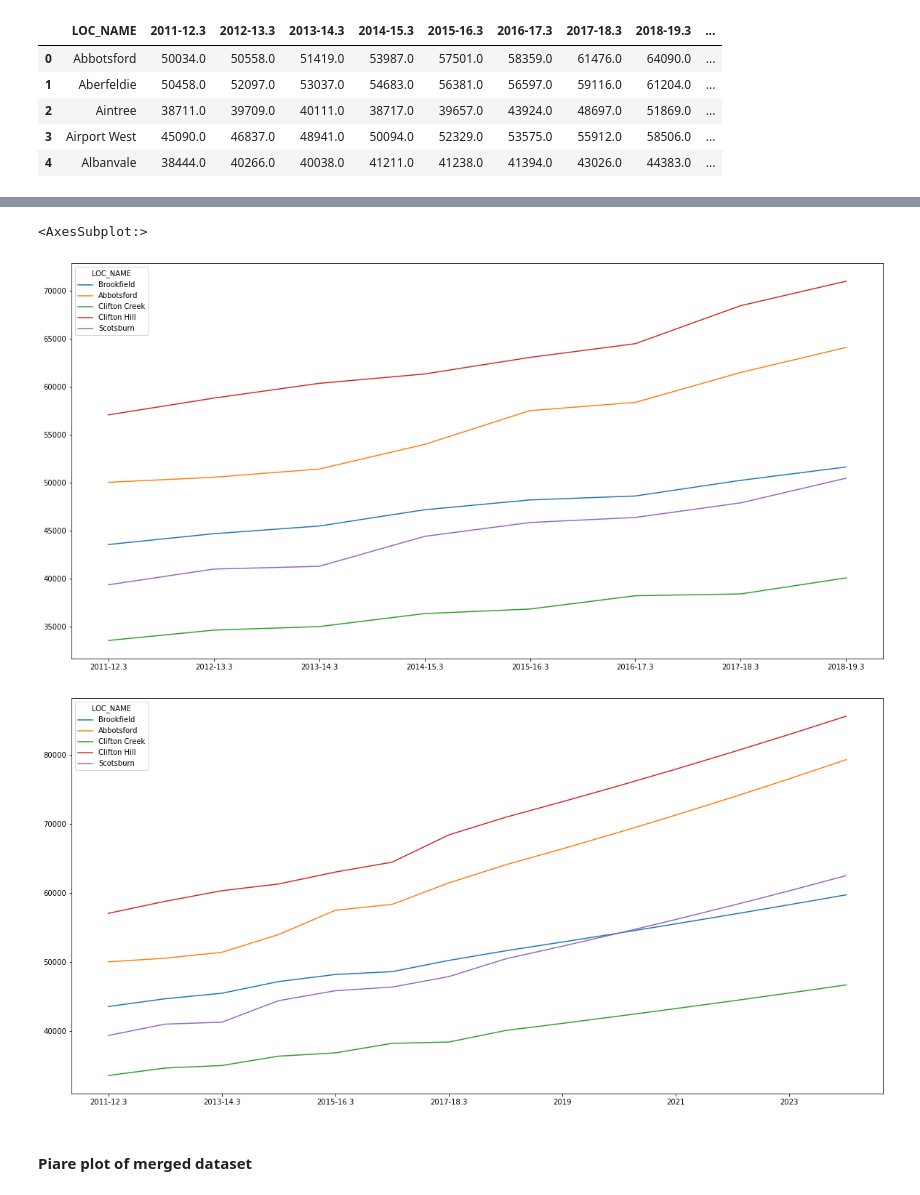
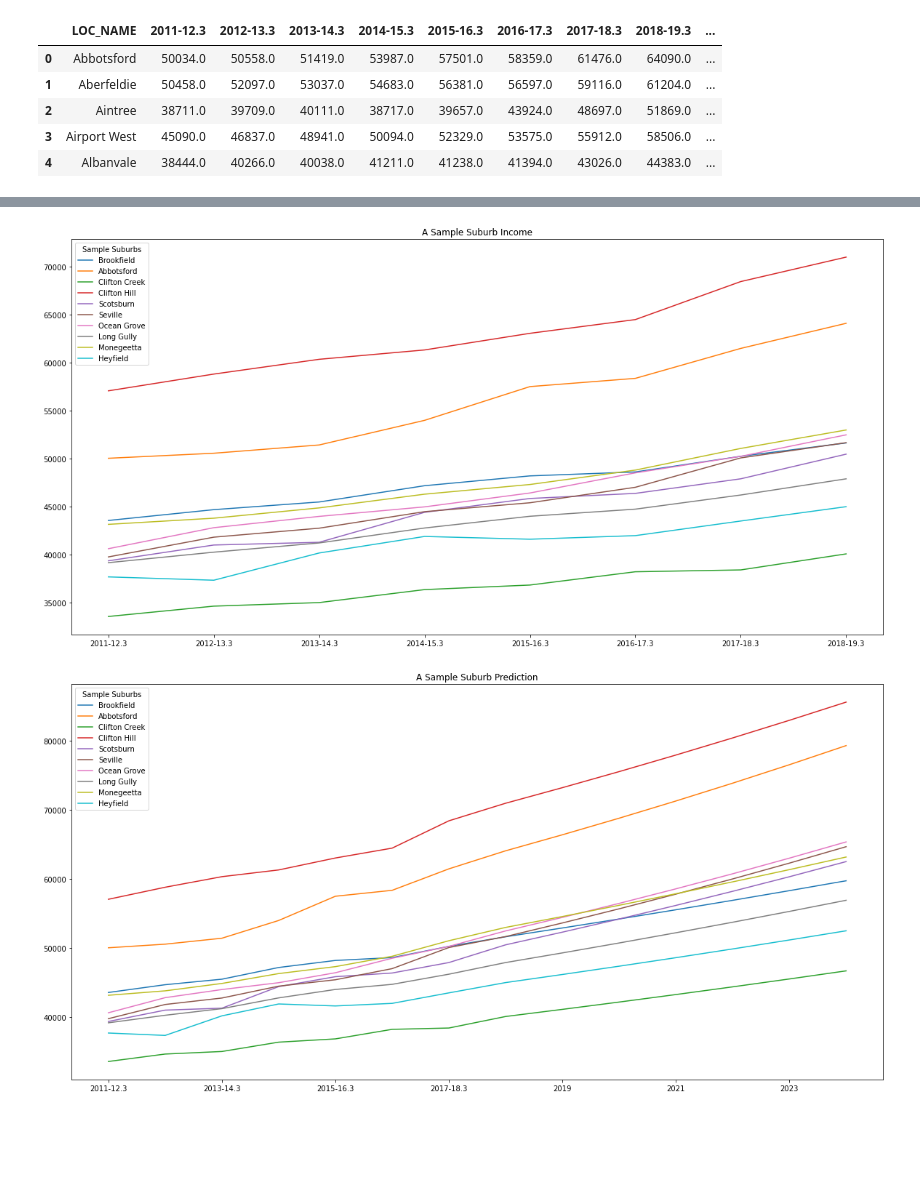
Before and after one commit to MAST30034-Applied-Data-Science/generic-real-estate-consulting-project-group-6, a Jupyter notebook: notebooks/visualization.ipynb, the cells around one changed output, grey strips where cells are left out. Saved outputs shown, nothing was run; the diff lists cells and outputs as text; code cells hidden in the pictures; blank space fills up the shorter version.

Commit message:
Income and Population Visualization

```diff
--- a/notebooks/visualization.ipynb
+++ b/notebooks/visualization.ipynb
@@ -39,13 +26,12 @@ income_df_sample
 # %%
-from pandas.plotting import parallel_coordinates
-# fig, ax= plt.subplots(nrows=1, ncols=1, figsize=(20,10))
-income_df_sample = income_df.sample(n=5, random_state=150)
+income_df_sample = income_df.sample(n=10, random_state=150)
 income_df_sample = income_df_sample.set_index(keys='LOC_NAME', drop=True).transpose()
-income_df_sample.iloc[:8,:].plot.line(figsize=(20, 10))
-income_df_sample.plot.line(figsize=(20, 10))
+ax1 = income_df_sample.iloc[:8,:].plot(kind= 'line', title='A Sample Suburb Income', figsize=(20, 10)).legend(loc='upper left')
+ax2 = income_df_sample.plot(kind= 'line', title='A Sample Suburb Prediction', figsize=(20, 10)).legend(loc='upper left')
+ax1.set_title('Sample Suburbs')
+ax2.set_title('Sample Suburbs')
+ax1.get_figure().savefig("../plots/income_sample_1.jpeg")
+ax2.get_figure().savefig("../plots/income_sample_2.jpeg")
 # %% [output]
-<AxesSubplot:>
-[figure, old version]
+[figure, new version]
-[figure, old version]
+[figure, new version]
-# %% [markdown]
-#### Piare plot of merged dataset
```
Also changed, not shown: parts of 15 cells of this notebook, 3 other files.
